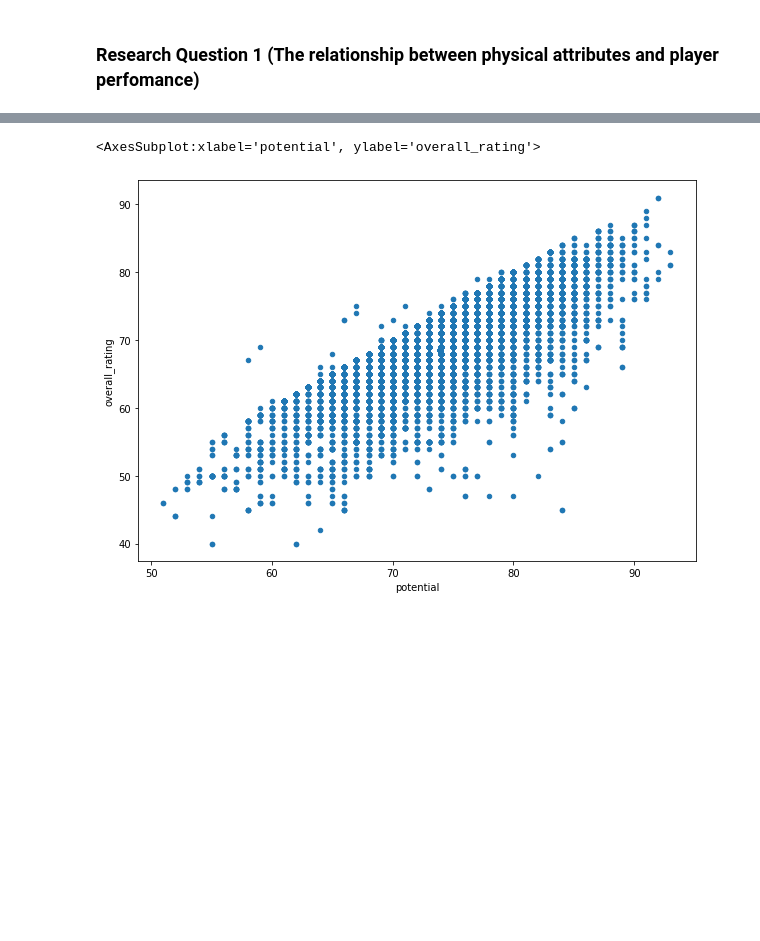
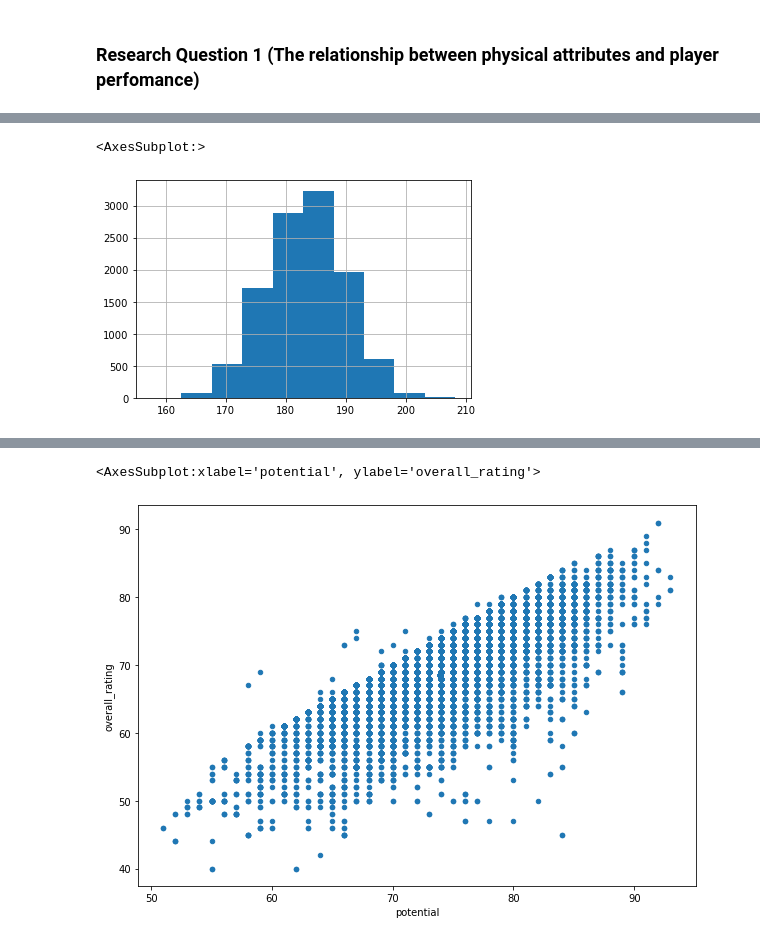
Before and after one commit to btrian/soccerdb, a Jupyter notebook: investigate.ipynb, the cells around one changed output, grey strips where cells are left out. Cells and saved outputs as stored; diff of their text form; code cells hidden in the pictures; blank space fills up the shorter version.

```diff
--- a/investigate.ipynb
+++ b/investigate.ipynb
@@ -236,0 +264,5 @@ play['potential'].hist()
+# %%
+play['height'].hist()
+# %% [output]
+<AxesSubplot:>
+[figure, added]
```
Also changed, not shown: parts of 21 cells of this notebook, 1 other file.
